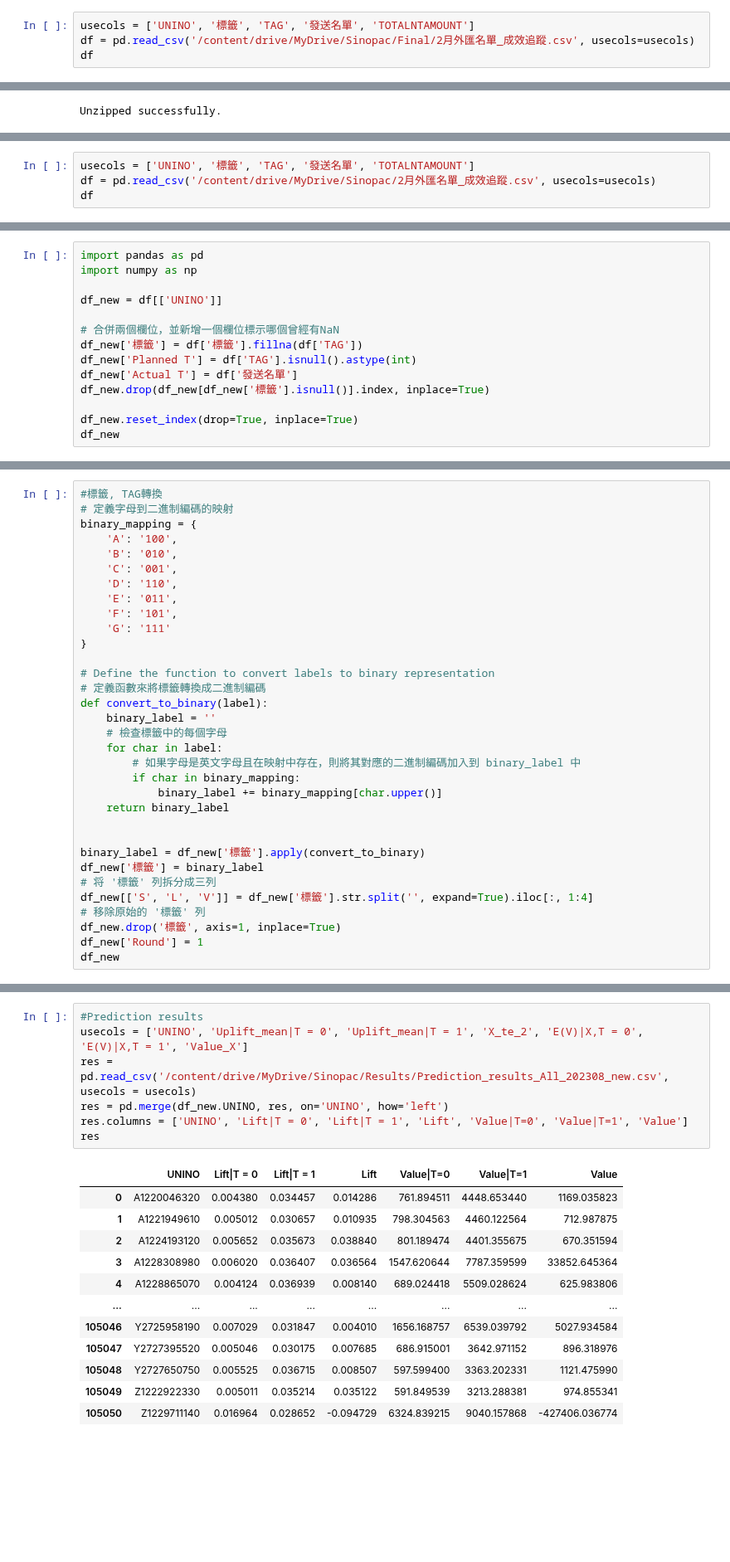
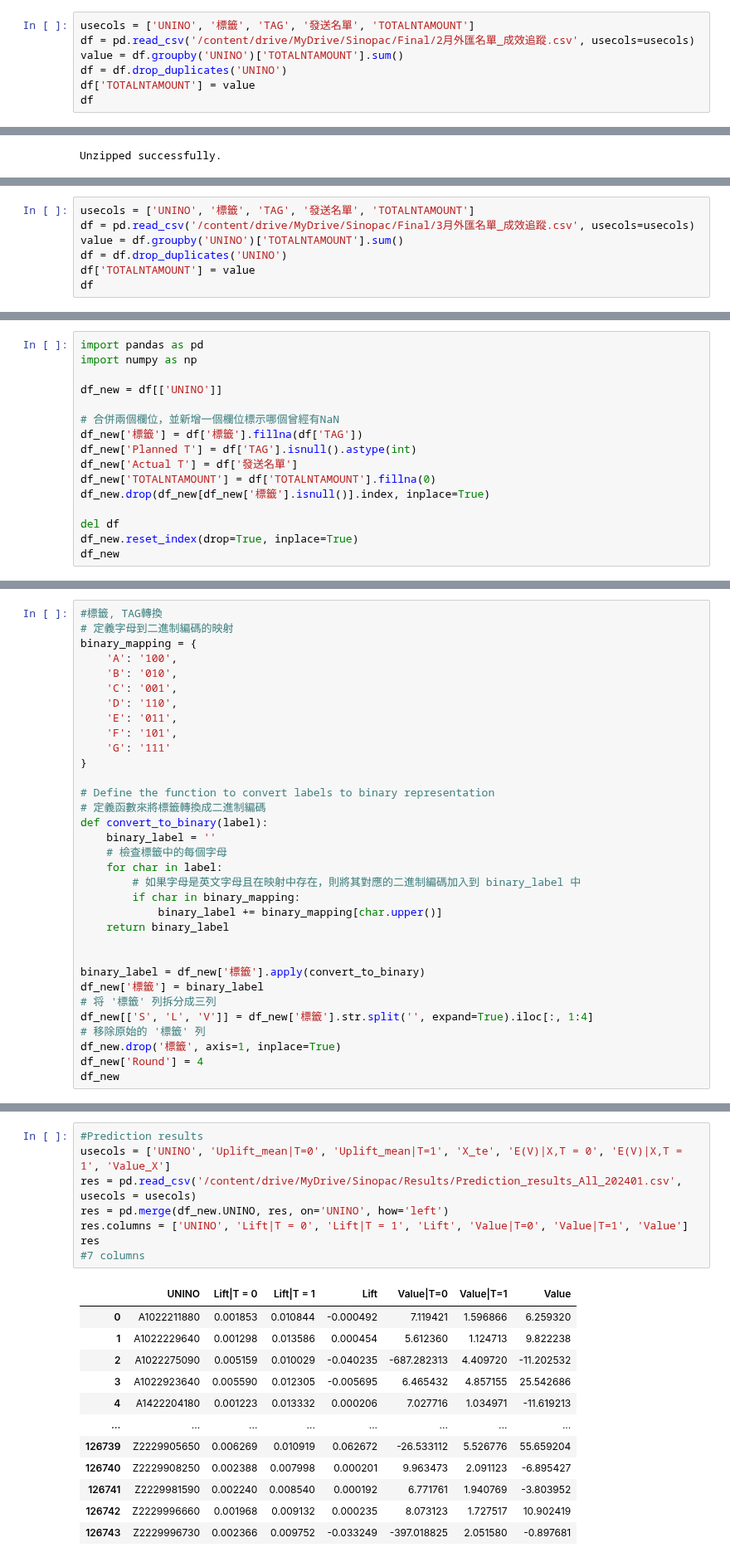
Before and after one commit to sssylvia0/Uplift_Model, a Jupyter notebook: Results.ipynb, the cells around one changed output, grey strips where cells are left out. Shown at 83% size. Saved outputs shown, nothing was run; the diff lists cells and outputs as text; blank space fills up the shorter version.

```diff
--- a/Results.ipynb
+++ b/Results.ipynb
@@ -427,5 +430,8 @@ Concat.to_csv('/content/drive/MyDrive/Sinopac/Results/Final_results.csv', index=
 # %%
 usecols = ['UNINO', '標籤', 'TAG', '發送名單', 'TOTALNTAMOUNT']
 df = pd.read_csv('/content/drive/MyDrive/Sinopac/Final/2月外匯名單_成效追蹤.csv', usecols=usecols)
+value = df.groupby('UNINO')['TOTALNTAMOUNT'].sum()
+df = df.drop_duplicates('UNINO')
+df['TOTALNTAMOUNT'] = value
 df
 # %% [output]
@@ -648,5 +656,8 @@ Concat.to_csv('/content/drive/MyDrive/Sinopac/Results/Final_results.csv', index=
 # %%
 usecols = ['UNINO', '標籤', 'TAG', '發送名單', 'TOTALNTAMOUNT']
-df = pd.read_csv('/content/drive/MyDrive/Sinopac/2月外匯名單_成效追蹤.csv', usecols=usecols)
+df = pd.read_csv('/content/drive/MyDrive/Sinopac/Final/3月外匯名單_成效追蹤.csv', usecols=usecols)
+value = df.groupby('UNINO')['TOTALNTAMOUNT'].sum()
+df = df.drop_duplicates('UNINO')
+df['TOTALNTAMOUNT'] = value
 df
 # %% [output]
@@ -673,8 +684,10 @@ df_new = df[['UNINO']]
 df_new['標籤'] = df['標籤'].fillna(df['TAG'])
 df_new['Planned T'] = df['TAG'].isnull().astype(int)
 df_new['Actual T'] = df['發送名單']
+df_new['TOTALNTAMOUNT'] = df['TOTALNTAMOUNT'].fillna(0)
 df_new.drop(df_new[df_new['標籤'].isnull()].index, inplace=True)
 
+del df
 df_new.reset_index(drop=True, inplace=True)
 df_new
 # %% [output]
@@ -732,6 +750,6 @@ df_new['標籤'] = binary_label
 df_new[['S', 'L', 'V']] = df_new['標籤'].str.split('', expand=True).iloc[:, 1:4]
 # 移除原始的 '標籤' 列
 df_new.drop('標籤', axis=1, inplace=True)
-df_new['Round'] = 1
+df_new['Round'] = 4
 df_new
 # %% [output]
@@ -751,20 +769,21 @@ df_new
 # %%
 #Prediction results
-usecols = ['UNINO', 'Uplift_mean|T = 0', 'Uplift_mean|T = 1', 'X_te_2', 'E(V)|X,T = 0', 'E(V)|X,T = 1', 'Value_X']
-res = pd.read_csv('/content/drive/MyDrive/Sinopac/Results/Prediction_results_All_202308_new.csv', usecols = usecols)
+usecols = ['UNINO', 'Uplift_mean|T=0', 'Uplift_mean|T=1', 'X_te', 'E(V)|X,T = 0', 'E(V)|X,T = 1', 'Value_X']
+res = pd.read_csv('/content/drive/MyDrive/Sinopac/Results/Prediction_results_All_202401.csv', usecols = usecols)
 res = pd.merge(df_new.UNINO, res, on='UNINO', how='left')
 res.columns = ['UNINO', 'Lift|T = 0', 'Lift|T = 1', 'Lift', 'Value|T=0', 'Value|T=1', 'Value']
 res
+#7 columns
 # %% [output]
 |  | UNINO | Lift|T = 0 | Lift|T = 1 | Lift | Value|T=0 | Value|T=1 | Value |
-| 0 | A1220046320 | 0.004380 | 0.034457 | 0.014286 | 761.894511 | 4448.653440 | 1169.035823 |
-| 1 | A1221949610 | 0.005012 | 0.030657 | 0.010935 | 798.304563 | 4460.122564 | 712.987875 |
-| 2 | A1224193120 | 0.005652 | 0.035673 | 0.038840 | 801.189474 | 4401.355675 | 670.351594 |
-| 3 | A1228308980 | 0.006020 | 0.036407 | 0.036564 | 1547.620644 | 7787.359599 | 33852.645364 |
-| 4 | A1228865070 | 0.004124 | 0.036939 | 0.008140 | 689.024418 | 5509.028624 | 625.983806 |
+| 0 | A1022211880 | 0.001853 | 0.010844 | -0.000492 | 7.119421 | 1.596866 | 6.259320 |
+| 1 | A1022229640 | 0.001298 | 0.013586 | 0.000454 | 5.612360 | 1.124713 | 9.822238 |
+| 2 | A1022275090 | 0.005159 | 0.010029 | -0.040235 | -687.282313 | 4.409720 | -11.202532 |
+| 3 | A1022923640 | 0.005590 | 0.012305 | -0.005695 | 6.465432 | 4.857155 | 25.542686 |
+| 4 | A1422204180 | 0.001223 | 0.013332 | 0.000206 | 7.027716 | 1.034971 | -11.619213 |
 | ... | ... | ... | ... | ... | ... | ... | ... |
-| 105046 | Y2725958190 | 0.007029 | 0.031847 | 0.004010 | 1656.168757 | 6539.039792 | 5027.934584 |
-| 105047 | Y2727395520 | 0.005046 | 0.030175 | 0.007685 | 686.915001 | 3642.971152 | 896.318976 |
-| 105048 | Y2727650750 | 0.005525 | 0.036715 | 0.008507 | 597.599400 | 3363.202331 | 1121.475990 |
-| 105049 | Z1222922330 | 0.005011 | 0.035214 | 0.035122 | 591.849539 | 3213.288381 | 974.855341 |
-| 105050 | Z1229711140 | 0.016964 | 0.028652 | -0.094729 | 6324.839215 | 9040.157868 | -427406.036774 |
+| 126739 | Z2229905650 | 0.006269 | 0.010919 | 0.062672 | -26.533112 | 5.526776 | 55.659204 |
+| 126740 | Z2229908250 | 0.002388 | 0.007998 | 0.000201 | 9.963473 | 2.091123 | -6.895427 |
+| 126741 | Z2229981590 | 0.002240 | 0.008540 | 0.000192 | 6.771761 | 1.940769 | -3.803952 |
+| 126742 | Z2229996660 | 0.001968 | 0.009132 | 0.000235 | 8.073123 | 1.727517 | 10.902419 |
+| 126743 | Z2229996730 | 0.002366 | 0.009752 | -0.033249 | -397.018825 | 2.051580 | -0.897681 |
```
Also changed, not shown: parts of 24 cells of this notebook.
